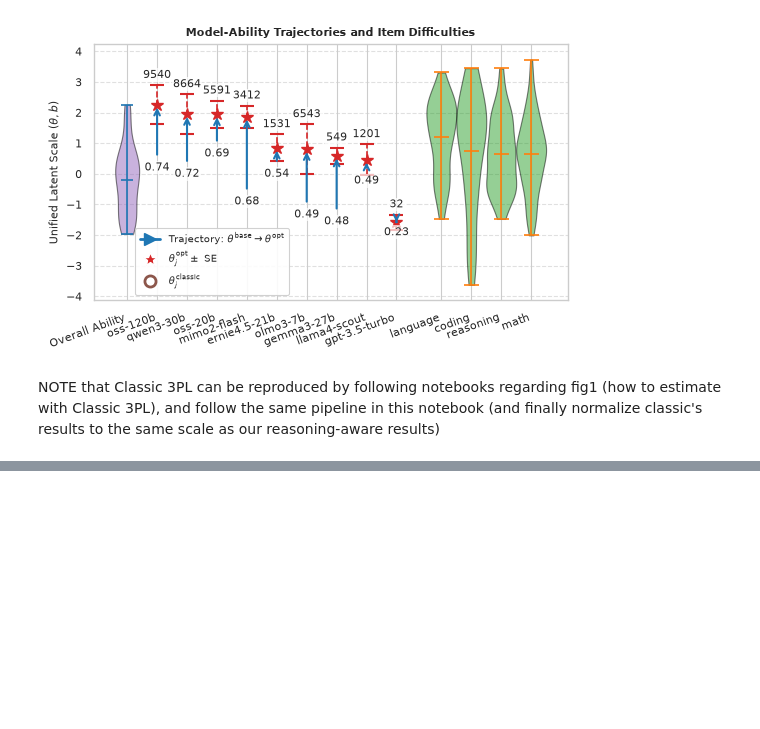
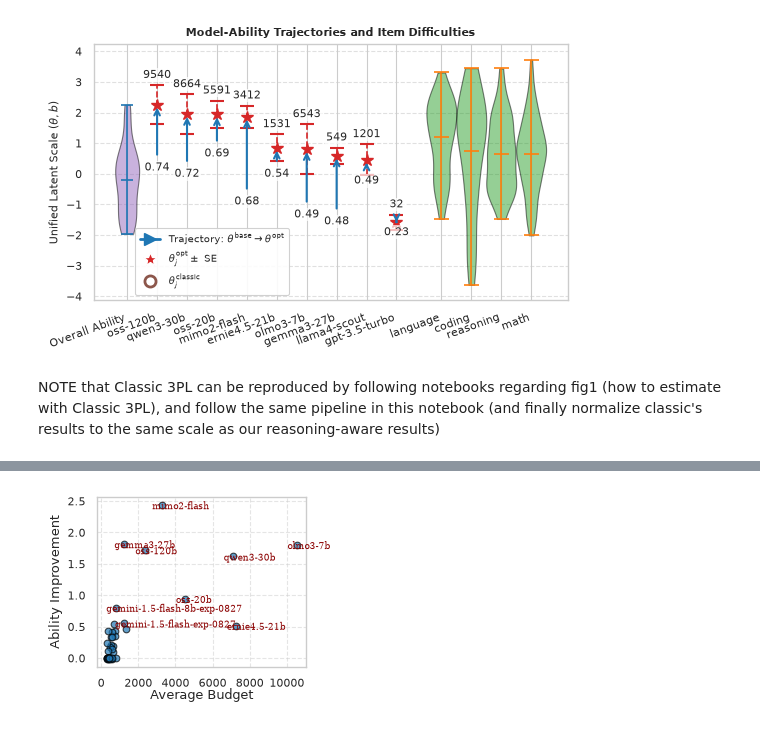
Before and after one commit to ratthachat/reasoning-aware-irt, a Jupyter notebook: paper_notebooks/fig2_posthoc.ipynb, the cells around one changed output, grey strips where cells are left out. Saved outputs shown, nothing was run; the diff lists cells and outputs as text; code cells hidden in the pictures; blank space fills up the shorter version.

```diff
--- a/paper_notebooks/fig2_posthoc.ipynb
+++ b/paper_notebooks/fig2_posthoc.ipynb
@@ -489,6 +489,7 @@ for j, d in enumerate(summary_data):
         # "classic": d['classic_theta'], <-- scaled-normalized classic results can be put here
         "current_resources": d['avg_y'],
         "optimal_resources": int(d['optimal_budget']),
+        "avg_budget": d['avg_budget']
     })
 # %%
 best_theta_np = np.array([student_data[j]['optimal'] for j in range(len(student_data))])
@@ -537,0 +558,19 @@ NOTE that Classic 3PL can be reproduced by following notebooks regarding fig1 (h
+# %%
+xx = avg_budget #B_ij.mean(axis=0)
+yy = opt - base
+
+idx_high_gamma = np.where(yy >= 0.55)[0]
+print(idx_high_gamma)
+
+idx_high_budget = np.where(xx >= 2000)[0]
+print(idx_high_budget)
+
+all_idx = np.array(list(set(idx_high_gamma).union(set(idx_high_budget))))
+print(all_idx)
+
+points_to_label = [
+    [xx[val], yy[val],
+     mname[val].split(':')[0].split('/')[-1]]
+          for val in all_idx
+]
+points_to_label
@@ -537,0 +592,39 @@ NOTE that Classic 3PL can be reproduced by following notebooks regarding fig1 (h
+# %%
+# Create the figure and axis
+fig, ax = plt.subplots(figsize=(2.7, 2.2))
+
+# Plot the scatter points
+ax.scatter(xx, yy, alpha=0.7, edgecolors="k")
+
+# Customize titles and labels
+# ax.set_title("Matplotlib Log-Log Scatter Plot")
+ax.set_ylabel("Ability Improvement")
+ax.set_xlabel("Average Budget", labelpad=-1)
+ax.grid(True, which="both", ls="--", alpha=0.5)
+
+font_system = {
+    'family': 'serif',#'sans-serif',          # or 'sans-serif', 'monospace'
+    # 'name': 'Times New Roman',   # Specify exact system font name
+    # 'weight': 'bold',
+    'size': 6.5,
+    'color': 'darkred'
+}
+
+for px, py, name in points_to_label:
+    ax.text(
+        x=px-500,            # if log-scale, nudge text slightly by *1.15
+        y=py-0.02,                   # Keep Y the same
+        s=name,                 # The text string
+        fontdict=font_system,   # Apply Method A
+        # fontproperties=font_custom, # (Uncomment this line if using Method B instead)
+        va='center',            # Vertical alignment: center, top, bottom
+        ha='left'               # Horizontal alignment: left, center, right
+    )
+
+# if save_path is not None:
+# print(f'save fig to {save_path} ... success!')
+# plt.savefig("new_fig3_a2.pdf", format='pdf', bbox_inches='tight', dpi=300, pad_inches=0.0, transparent=True)
+
+plt.show()
+# %% [output]
+[figure, added]
```
Also changed, not shown: parts of 3 cells of this notebook, 3 other files.
